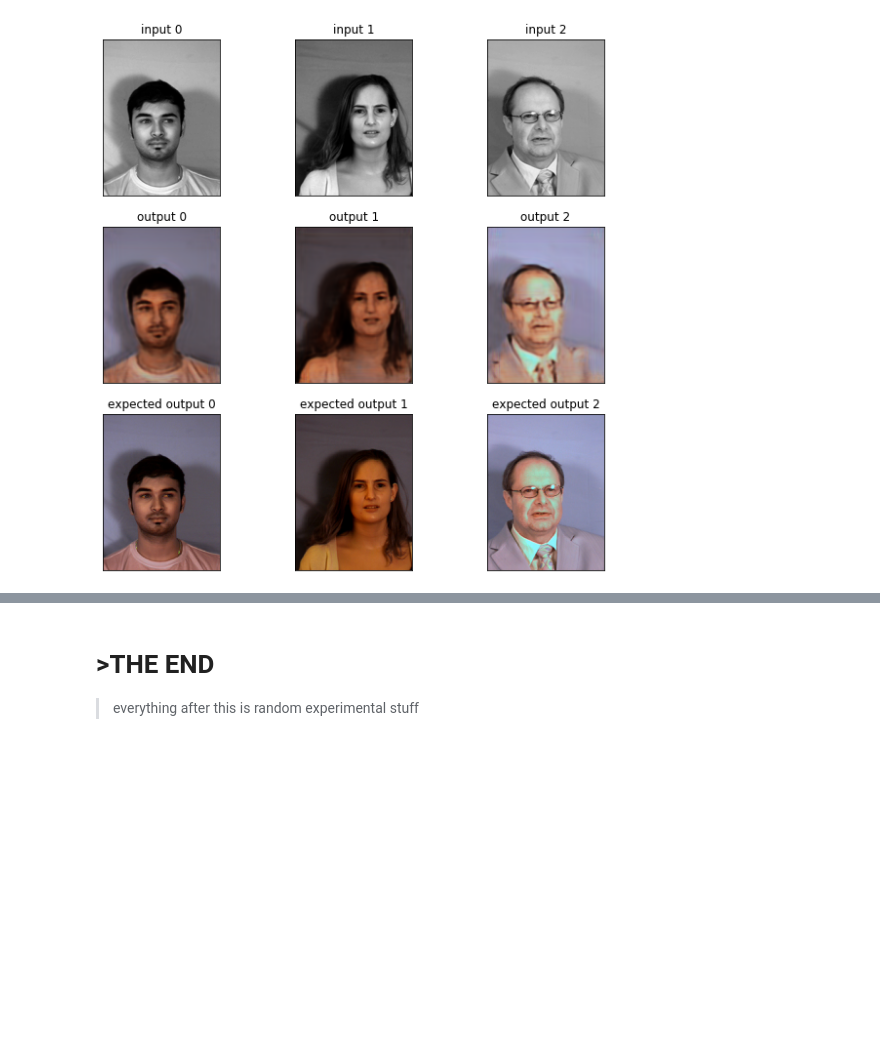
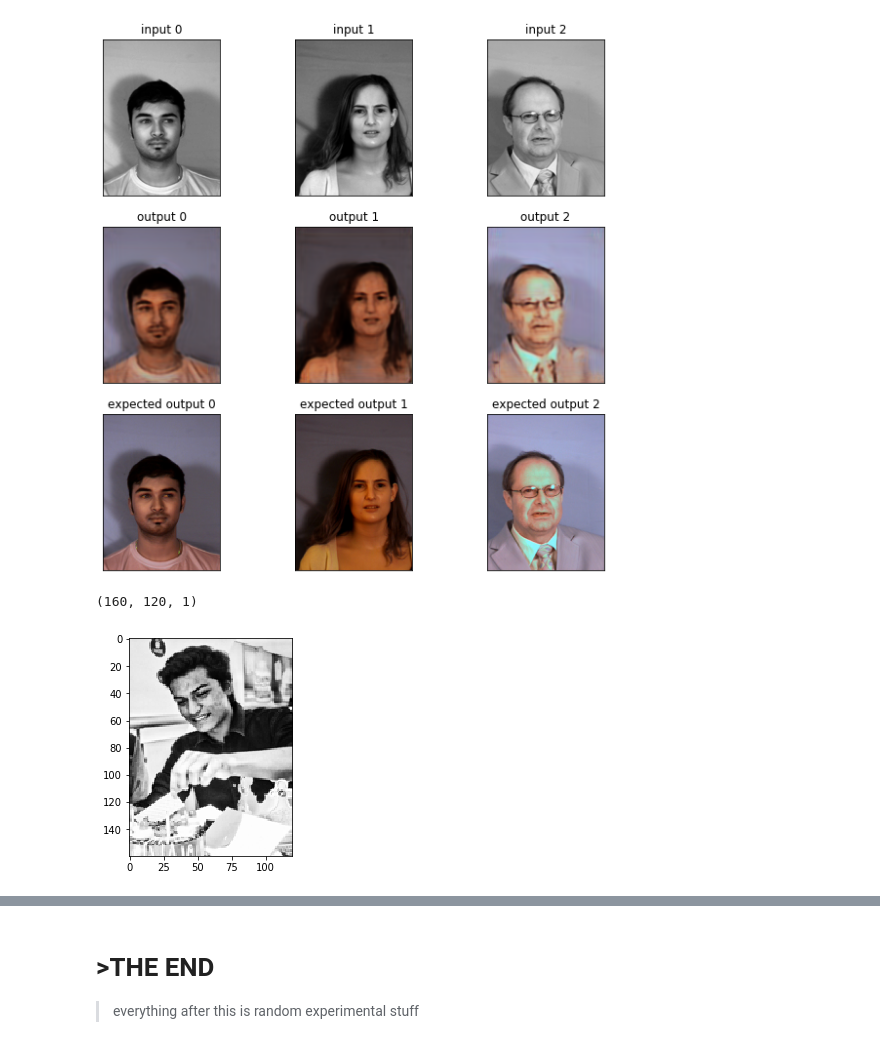
Before and after one commit to akashraj9828/ML, a Jupyter notebook: colorizing_faces_with_ML.ipynb, the cells around one changed output, grey strips where cells are left out. Drawn from its saved outputs; the diff is of its cells as text; code cells hidden in the pictures; blank space fills up the shorter version.

```diff
--- a/colorizing_faces_with_ML.ipynb
+++ b/colorizing_faces_with_ML.ipynb
@@ -484,3 +490,15 @@ def predict_():
   predict_()
 # %% [output]
 [figure]
+# %%
+from PIL import Image
+
+img=load_img('./dp.jpeg',color_mode='grayscale')
+img.thumbnail((160,160))
+img=img_to_array(img)
+img=img[:160,:120,:]
+plt.imshow(np.reshape(img,(160,120,)),cmap='gray')
+img.shape
+# %% [output]
+(160, 120, 1)
+[figure, added]
```
Also changed, not shown: parts of 12 cells of this notebook.
